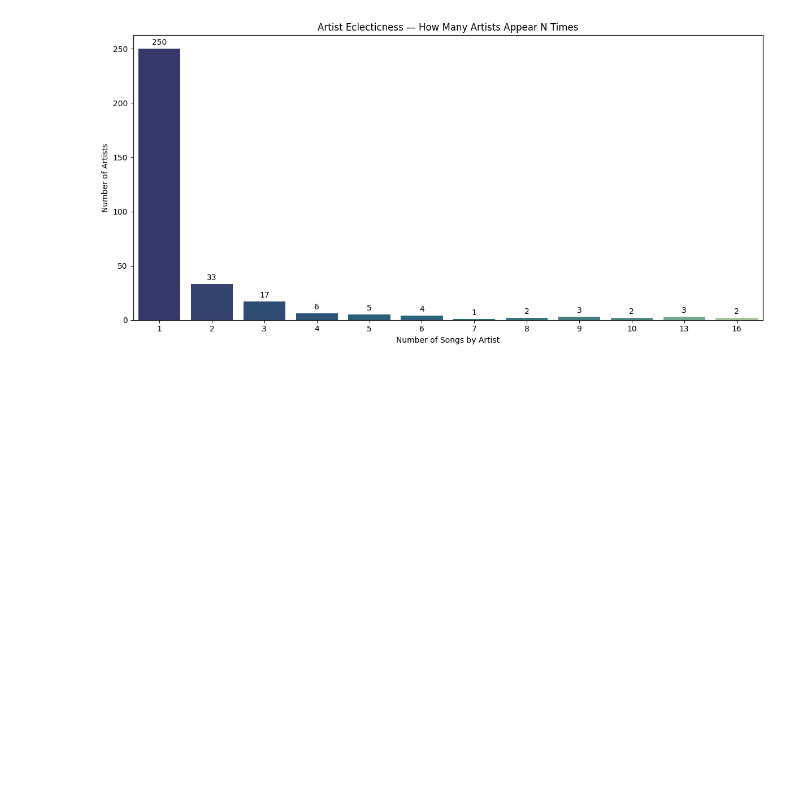
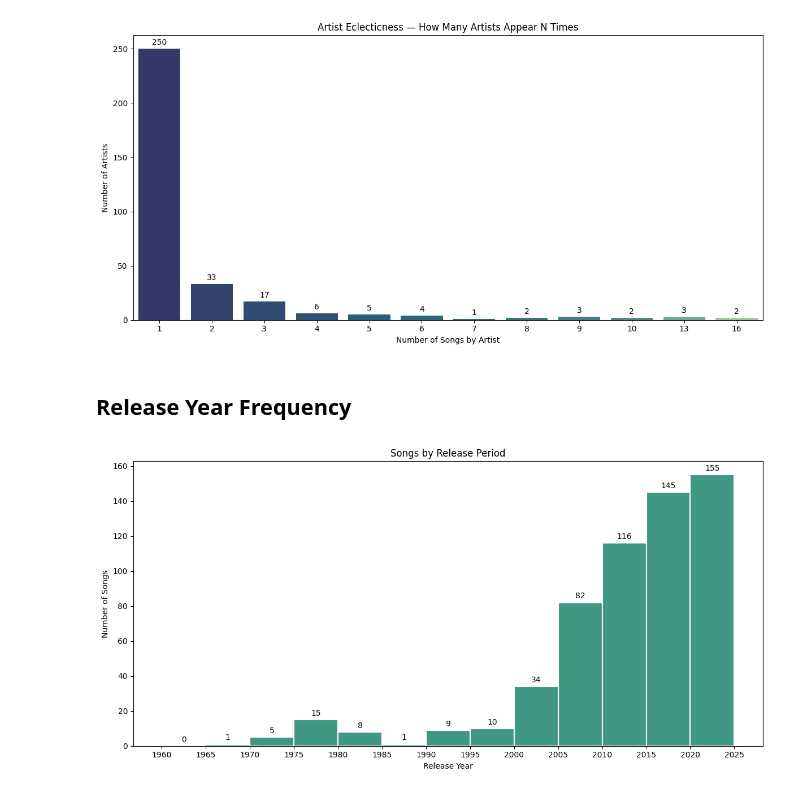
Before and after one commit to MohilGarg/spotify-taste-analysis, a Jupyter notebook: taste_analysis.ipynb, the cells around one changed output. Drawn from its saved outputs; the diff is of its cells as text; code cells hidden in the pictures; blank space fills up the shorter version.

Commit message:
release period graph

```diff
--- a/taste_analysis.ipynb
+++ b/taste_analysis.ipynb
@@ -46,3 +47,24 @@ plt.tight_layout()
 plt.show()
 # %% [output]
 [figure]
+# %% [markdown]
+## Release Year Frequency
+# %%
+df['Release Date'] = pd.to_datetime(df['Release Date'], format='mixed')
+release_year = df['Release Date'].dt.year
+
+decade_bins = range(1960, 2030, 5)
+
+plt.figure(figsize=(12, 6))
+sns.histplot(x=release_year, bins=decade_bins, color="#00765B", edgecolor='white', linewidth=1.5)
+plt.title('Songs by Release Period')
+plt.xlabel('Release Year')
+plt.ylabel('Number of Songs')
+plt.xticks(range(1960, 2030, 5))
+ax = plt.gca()
+for container in ax.containers:
+    ax.bar_label(container, padding=3)
+plt.tight_layout()
+plt.show()
+# %% [output]
+[figure, added]
```
Also changed, not shown: parts of 1 cell of this notebook.
